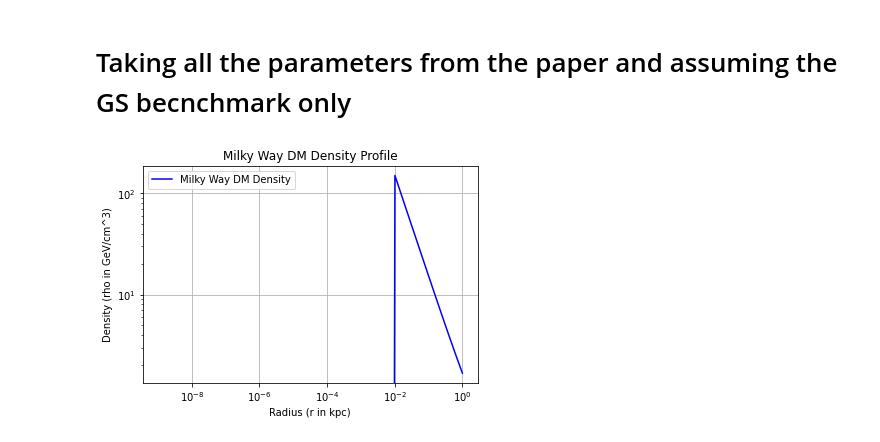
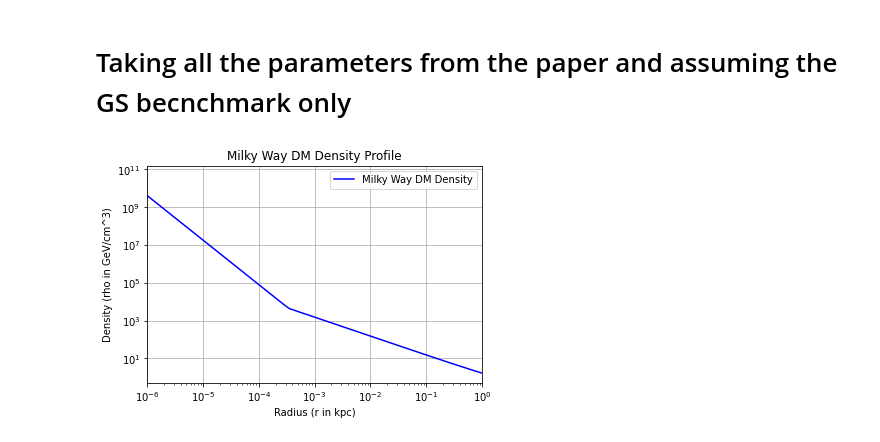
Before and after one commit to Ritabik/Darkmatter_annihilation, a Jupyter notebook: NFW_Reconstructions.ipynb, the cells around one changed output. Drawn from its saved outputs; the diff is of its cells as text; code cells hidden in the pictures.

```diff
--- a/NFW_Reconstructions.ipynb
+++ b/NFW_Reconstructions.ipynb
@@ -248,32 +248,33 @@ def mw_density(r, Rs, Rsat, Rsp,gamma_sp):
 
     # Condition 4: r ≥ Rsp
     mask_condition_4 = r >= Rsp
     density[mask_condition_4] = nfw_halo(r[mask_condition_4], rs, rho0, r0)
 
     return density
 
 # Generate radii from 0.01 to 100 times the scale radius
-r = np.linspace(10**(-9), 1, 100)
+r = np.logspace(-9, 0, 100)
 
 # Parameters for the Milky Way density profile
 Rs = 3.8*10**(-7)  # Example value for Rs# Example value for Rsat
 Rsp = 0.34*10**(-3)  # Example value for Rsp
  # Example value for rhosat
 gamma_sp=2.35
 Rsat = (((0.35/rho_sat)*(rs/Rsp)*((1+(Rsp/rs))**(-2)))**(1/gamma_sp))*Rsp
 
 # Calculate the density profile for the Milky Way
 density_mw = mw_density(r, Rs, Rsat, Rsp,gamma_sp)
 
 # Plot the Milky Way density profile
 plt.plot(r, density_mw,label='Milky Way DM Density', color='b')
 plt.xlabel('Radius (r in kpc)')
 plt.ylabel('Density (rho in GeV/cm^3)')
 plt.title('Milky Way DM Density Profile')
 plt.xscale('log')
 plt.yscale('log')
 plt.grid(True)
 plt.legend()
+plt.xlim([10**-6, 1])  # Set the desired x-axis limits
 plt.show()
 # %% [output]
-[figure, old version]
+[figure, new version]
```
